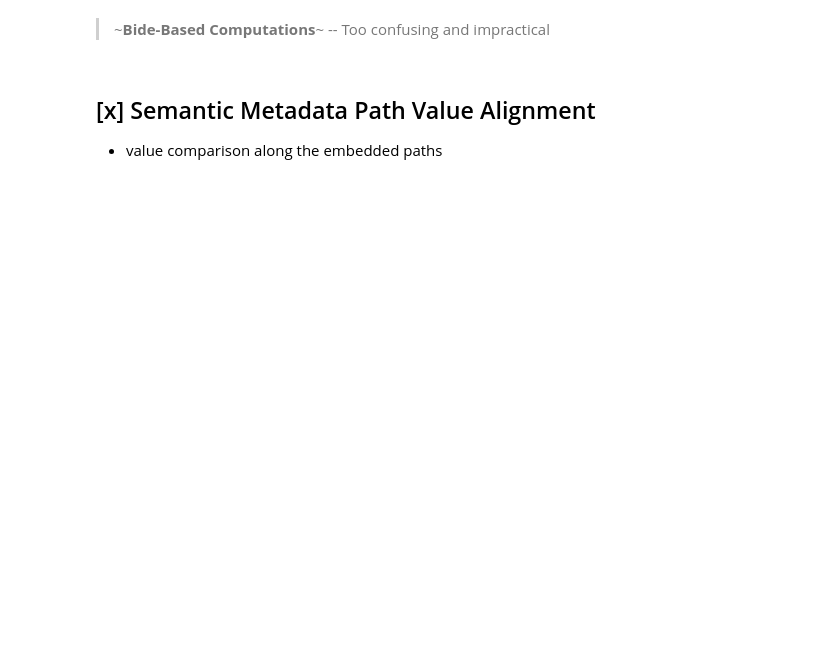
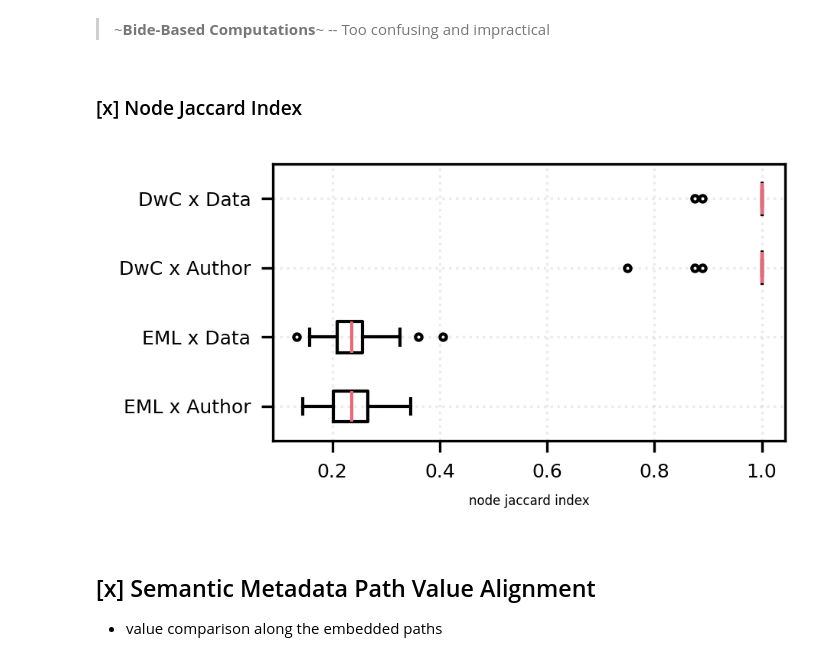
Before and after one commit to mitja-o/metadata-assistant, a Jupyter notebook: _evaluation/statistics/results/e1-generated-metadata-asessment.ipynb, the cells around one changed output. Saved outputs shown, nothing was run; the diff lists cells and outputs as text; code cells hidden in the pictures; blank space fills up the shorter version.

```diff
--- a/_evaluation/statistics/results/e1-generated-metadata-asessment.ipynb
+++ b/_evaluation/statistics/results/e1-generated-metadata-asessment.ipynb
@@ -1284,6 +1294,54 @@ lowest_insp_rs[0][1]["xml_tree.ground_truth.path_union"]
 #     result_groups[g]["xml_tree.ground_truth.bide.shared_closed_embedded_path"] = with_ok_parsed_trees(result_groups[g])["prefix_span_db"].apply(
 #         lambda db: pfxsc.PrefixSpan(db).frequent(min_support, closed=True)
 #     )
+# %% [markdown]
+### [x] Node Jaccard Index
+# %%
+for g, rs in result_groups.items():
+    result_groups[g]["xml_tree.ground_truth.node_intersection"] = with_ok_parsed_trees(rs).apply(
+        lambda d: set.intersection(
+            set(d["xml_tree.characteristics"]["value"]["all_nodes"]),
+            set(d["ground_truth_xml_tree.characteristics"]["value"]["all_nodes"]),
+        ),
+        axis=1
+    )
+    result_groups[g]["xml_tree.ground_truth.node_union"] = with_ok_parsed_trees(rs).apply(
+        lambda d: set.union(
+            set(d["xml_tree.characteristics"]["value"]["all_nodes"]),
+            set(d["ground_truth_xml_tree.characteristics"]["value"]["all_nodes"]),
+        ),
+        axis=1
+    )
+    result_groups[g]["xml_tree.ground_truth.node_jaccard_index"] = with_ok_parsed_trees(result_groups[g])["xml_tree.ground_truth.node_intersection"].apply(len).div(
+        with_ok_parsed_trees(result_groups[g])["xml_tree.ground_truth.node_union"].apply(len)
+    )
+# %%
+fig, ax = plt.subplots(1, 1, dpi=300, figsize=(3.2,1.8))
+
+# ax.set_title("Shared Path Score")
+ax.boxplot(
+    [
+       with_ok_parsed_trees(rs)["xml_tree.ground_truth.node_jaccard_index"]
+       for (g, rs) in reversed(list(result_groups.items()))
+    ],
+    tick_labels=[
+       g.replace("-", " ")
+       for (g, rs) in reversed(list(result_groups.items()))
+    ],
+    vert=False,
+    flierprops=dict(markersize=2),
+)
+ax.set_xlabel("node jaccard index", fontsize=4)
+ax.grid(alpha=0.25, ls=":")
+ax.set_axisbelow(True)
+
+
+plt.tight_layout()
+plt.savefig("generated-pareseable-xml-gt-gen-shared-node-score-boxplot.pdf")
+plt.savefig("generated-pareseable-xml-gt-gen-shared-node-score-boxplot.png")
+plt.show()
+# %% [output]
+[figure, added]
 # %% [markdown]
 ## [x] Semantic Metadata Path Value Alignment
 
```
Also changed, not shown: parts of 35 cells of this notebook.
